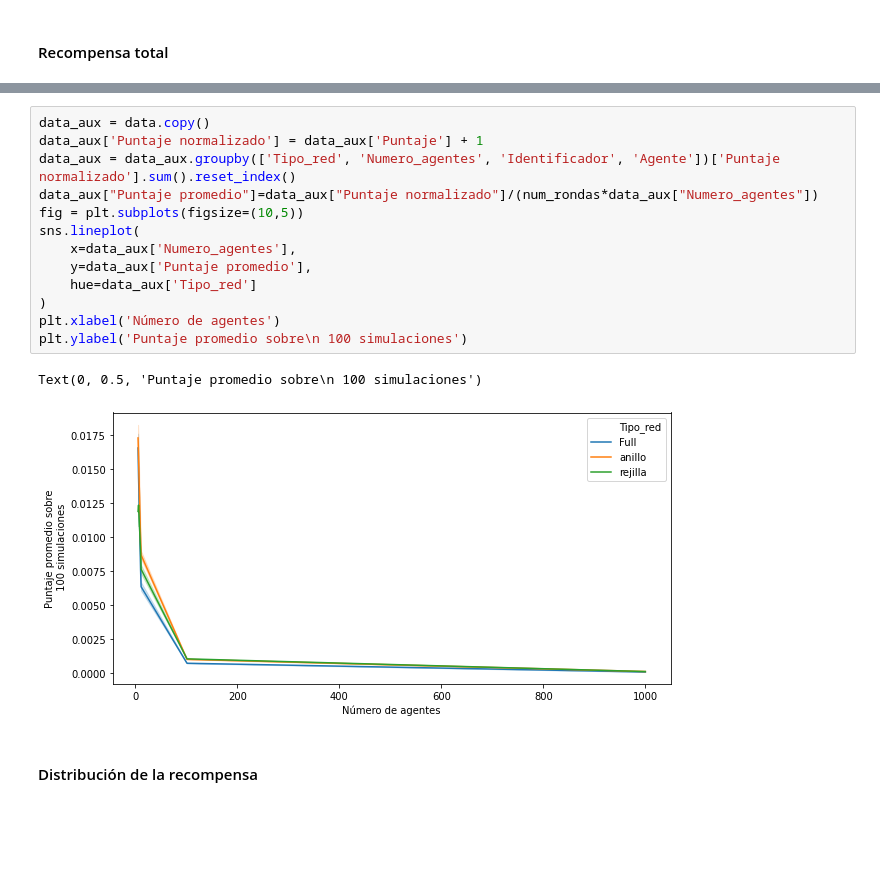
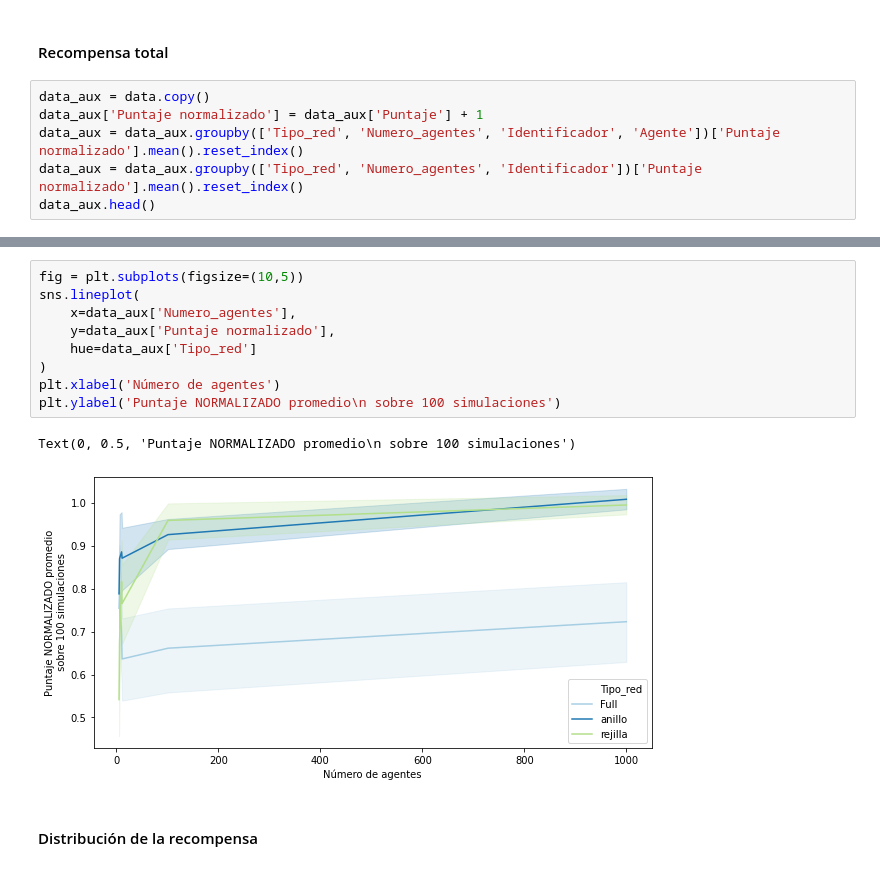
Before and after one commit to Slendercoder/SemilleroMSFS, a Jupyter notebook: Codigos/Resultados.ipynb, the cells around one changed output, grey strips where cells are left out. Saved outputs shown, nothing was run; the diff lists cells and outputs as text; blank space fills up the shorter version.

```diff
--- a/Codigos/Resultados.ipynb
+++ b/Codigos/Resultados.ipynb
@@ -51,3 +93,9 @@ Text(0, 0.5, 'Promedio asistencia óptima\nsobre 100 simulaciones')
 [figure]
 # %% [markdown]
 #### Recompensa total
+# %%
+data_aux = data.copy()
+data_aux['Puntaje normalizado'] = data_aux['Puntaje'] + 1
+data_aux = data_aux.groupby(['Tipo_red', 'Numero_agentes', 'Identificador', 'Agente'])['Puntaje normalizado'].mean().reset_index()
+data_aux = data_aux.groupby(['Tipo_red', 'Numero_agentes', 'Identificador'])['Puntaje normalizado'].mean().reset_index()
+data_aux.head()
@@ -54,19 +109,15 @@ Text(0, 0.5, 'Promedio asistencia óptima\nsobre 100 simulaciones')
 # %%
-data_aux = data.copy()
-data_aux['Puntaje normalizado'] = data_aux['Puntaje'] + 1
-data_aux = data_aux.groupby(['Tipo_red', 'Numero_agentes', 'Identificador', 'Agente'])['Puntaje normalizado'].sum().reset_index()
-data_aux["Puntaje promedio"]=data_aux["Puntaje normalizado"]/(num_rondas*data_aux["Numero_agentes"])
 fig = plt.subplots(figsize=(10,5))
 sns.lineplot(
     x=data_aux['Numero_agentes'],
-    y=data_aux['Puntaje promedio'],
+    y=data_aux['Puntaje normalizado'],
     hue=data_aux['Tipo_red']
 )
 plt.xlabel('Número de agentes')
-plt.ylabel('Puntaje promedio sobre\n 100 simulaciones')
+plt.ylabel('Puntaje NORMALIZADO promedio\n sobre 100 simulaciones')
 # %% [output]
-Text(0, 0.5, 'Puntaje promedio sobre\n 100 simulaciones')
+Text(0, 0.5, 'Puntaje NORMALIZADO promedio\n sobre 100 simulaciones')
-[figure, old version]
+[figure, new version]
 # %% [markdown]
 #### Distribución de la recompensa
 # %%
```
Also changed, not shown: parts of 8 cells of this notebook.
